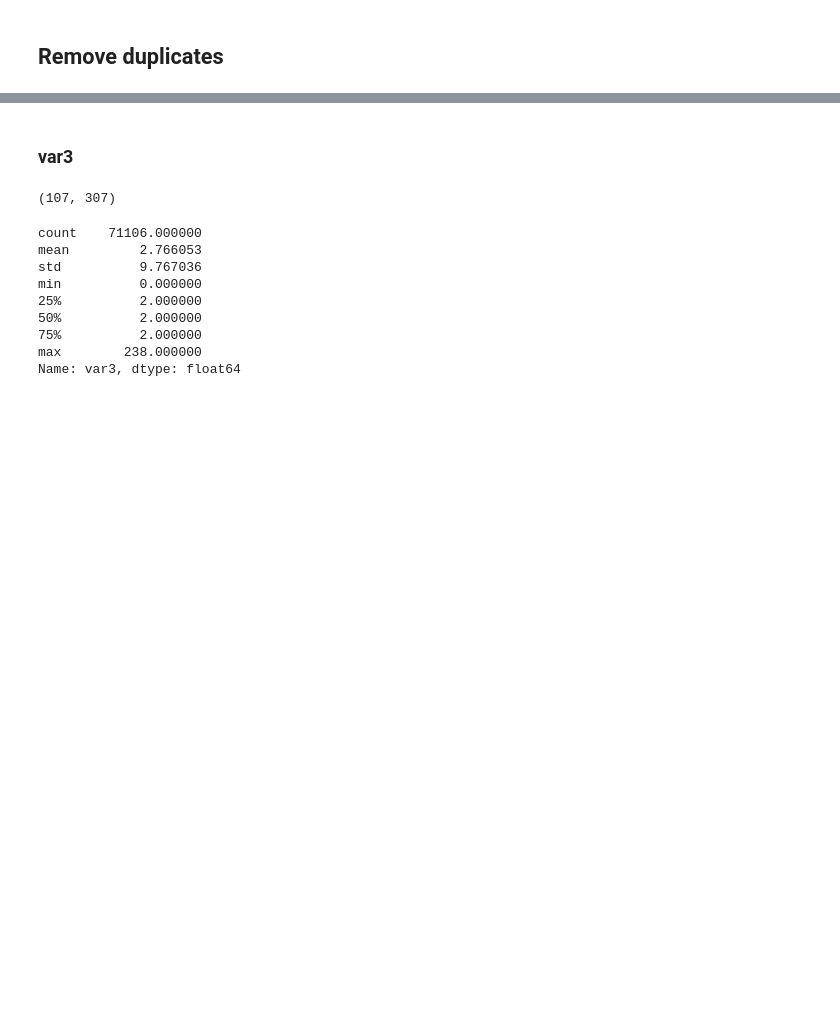
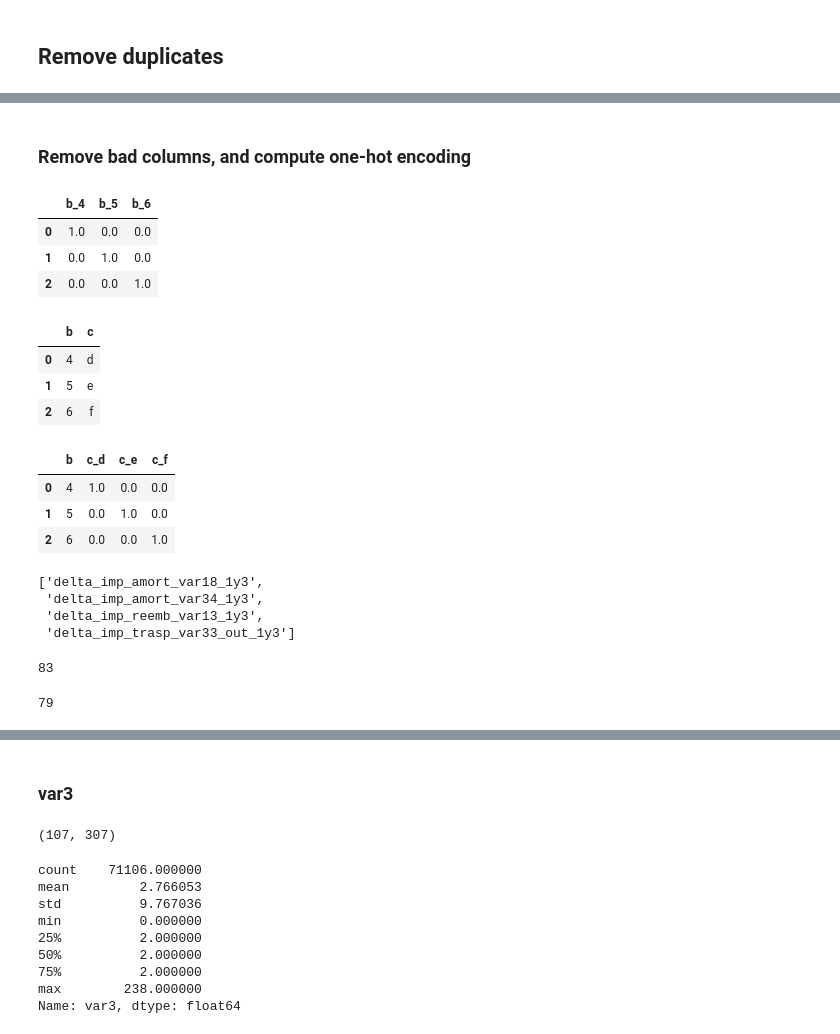
Before and after one commit to jjinking/kaggle-santander, a Jupyter notebook: preprocess.ipynb, the cells around one changed output, grey strips where cells are left out. Saved outputs shown, nothing was run; the diff lists cells and outputs as text; code cells hidden in the pictures; blank space fills up the shorter version.

```diff
--- a/preprocess.ipynb
+++ b/preprocess.ipynb
@@ -165,0 +452,36 @@ len(binary_cols)
+# %% [markdown]
+### Remove bad columns, and compute one-hot encoding
+# %%
+foo.drop('a', axis=1, inplace=True)
+# %%
+pd.get_dummies(foo.b, prefix='b', prefix_sep='_')
+# %% [output]
+|  | b_4 | b_5 | b_6 |
+| 0 | 1.0 | 0.0 | 0.0 |
+| 1 | 0.0 | 1.0 | 0.0 |
+| 2 | 0.0 | 0.0 | 1.0 |
+# %%
+foo
+# %% [output]
+|  | b | c |
+| 0 | 4 | d |
+| 1 | 5 | e |
+| 2 | 6 | f |
+# %%
+munge.hash_features(foo, columns=['c'])
+# %% [output]
+|  | b | c_d | c_e | c_f |
+| 0 | 4 | 1.0 | 0.0 | 0.0 |
+| 1 | 5 | 0.0 | 1.0 | 0.0 |
+| 2 | 6 | 0.0 | 0.0 | 1.0 |
+# %%
+delete_cols
+# %% [output]
+['delta_imp_amort_var18_1y3',
+ 'delta_imp_amort_var34_1y3',
+ 'delta_imp_reemb_var13_1y3',
+ 'delta_imp_trasp_var33_out_1y3']
+# %%
+len(categorical_cols)
+# %% [output]
+83
@@ -165,0 +490,4 @@ len(binary_cols)
+# %%
+len(categorical_cols_filterd)
+# %% [output]
+79
```
Also changed, not shown: parts of 84 cells of this notebook, 1 other file.
